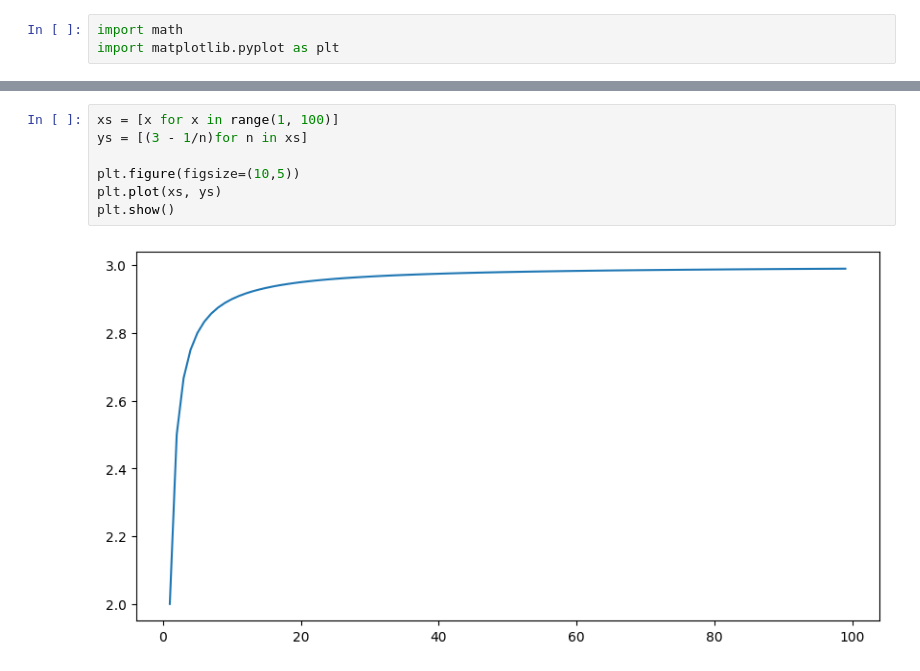
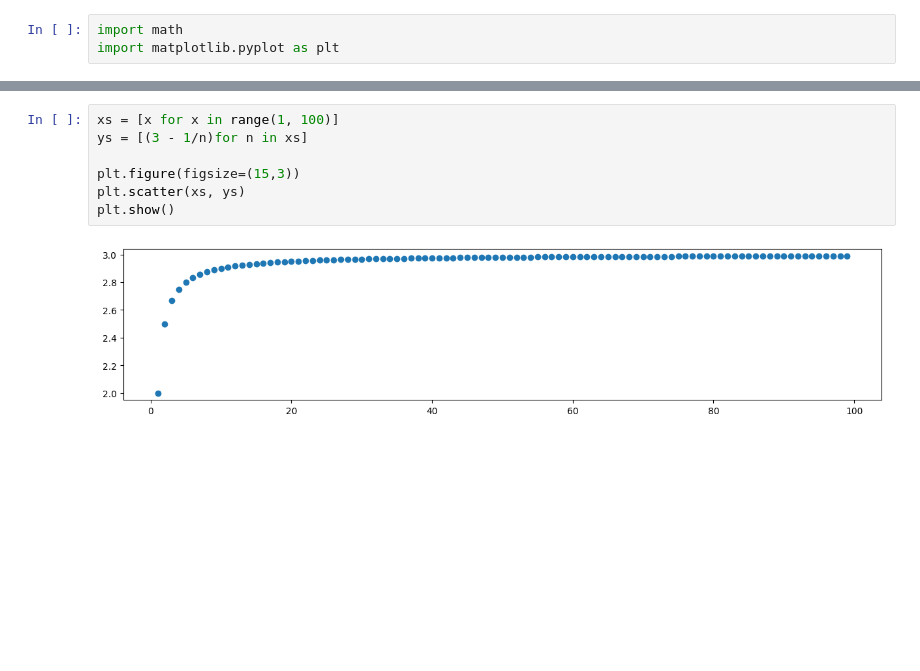
Before and after one commit to anasteisha26/MathPractice, a Jupyter notebook: SequencesPractice.ipynb, the cells around one changed output, grey strips where cells are left out. Cells and saved outputs as stored; diff of their text form; blank space fills up the shorter version.

```diff
--- a/SequencesPractice.ipynb
+++ b/SequencesPractice.ipynb
@@ -39,9 +39,9 @@ plt.show()
 # %%
 xs = [x for x in range(1, 100)]
 ys = [(3 - 1/n)for n in xs]
 
-plt.figure(figsize=(10,5))
-plt.plot(xs, ys)
+plt.figure(figsize=(15,3))
+plt.scatter(xs, ys)
 plt.show()
 # %% [output]
-[figure, old version]
+[figure, new version]
```
Also changed, not shown: parts of 4 cells of this notebook.
